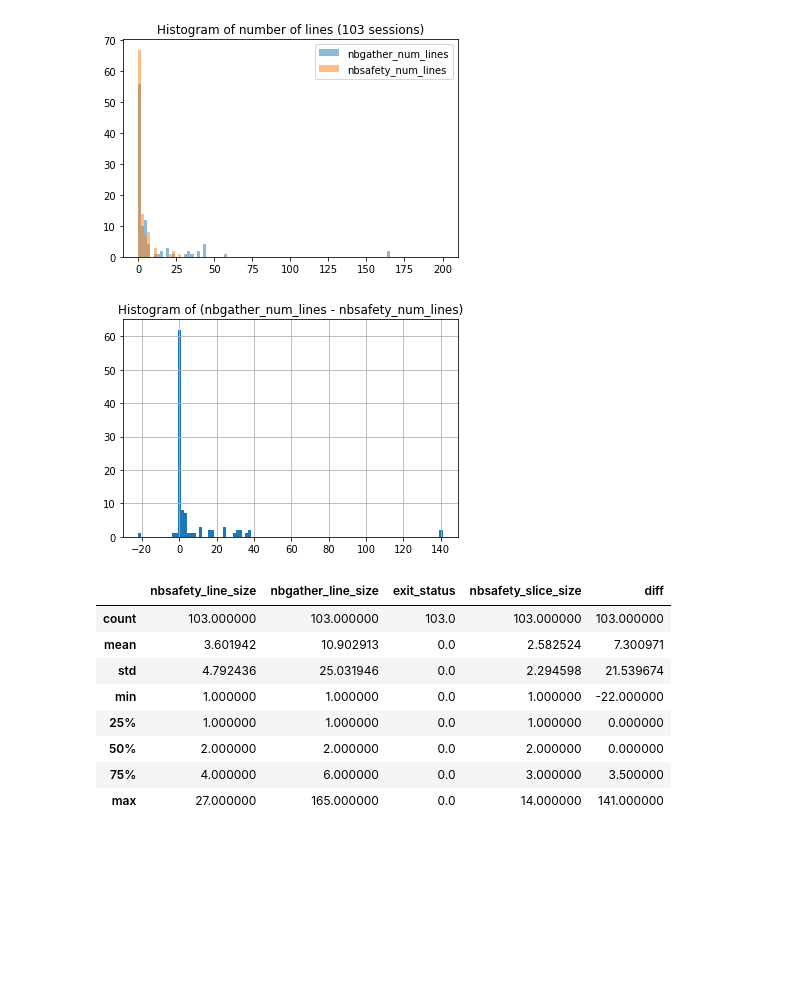
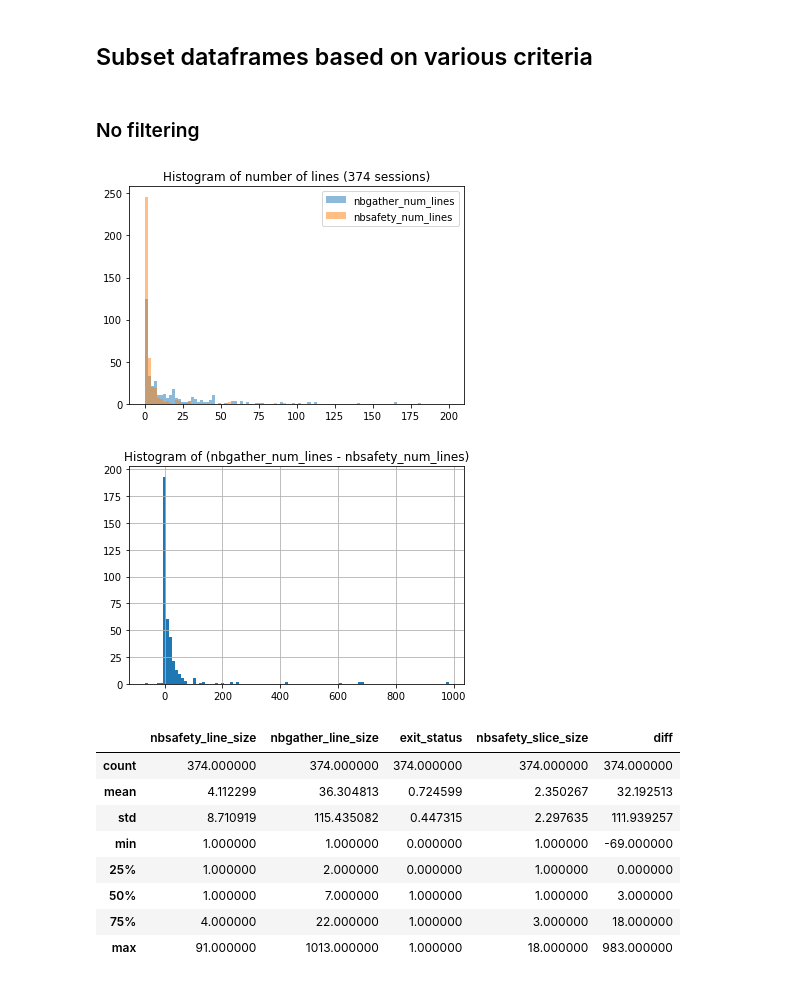
Before and after one commit to shreyashankar/nbsafety-experiments, a Jupyter notebook: notebooks/compare.ipynb, the cells around one changed output. Drawn from its saved outputs; the diff is of its cells as text; code cells hidden in the pictures; blank space fills up the shorter version.

Commit message:
Comparison between nbsafety and nbgather

```diff
--- a/notebooks/compare.ipynb
+++ b/notebooks/compare.ipynb
@@ -37,11 +72,5 @@ nbgather_df = pd.DataFrame({"key": nbgather_processed_trace_sessions.keys(), "nb
 
 nbgather_run_df = pd.DataFrame({"key": nbgather_slice_runs.keys(), "exit_status": nbgather_slice_runs.values()})
 # %%
-df = nbsafety_df.merge(nbgather_df, on=['key'], how='inner').merge(nbgather_run_df, on=['key'], how='inner')
-df[['nbsafety_slice_size', 'nbsafety_line_size', 'nbsafety_reproduced']] = pd.DataFrame(df['nbsafety_line_size'].to_list(), index=df.index)
+full_df = nbsafety_df.merge(nbgather_df, on=['key'], how='inner').merge(nbgather_run_df, on=['key'], how='inner')
+full_df[['nbsafety_slice_size', 'nbsafety_line_size', 'nbsafety_reproduced']] = pd.DataFrame(full_df['nbsafety_line_size'].to_list(), index=full_df.index)
-# %%
-# df = df[df['nbsafety_slice_size'] > 1].reset_index(drop=True)
-
-df = df[df['nbsafety_reproduced'] == True].reset_index(drop=True)
-
-df = df[df['exit_status'] == 0]
@@ -48,28 +95,36 @@ df = df[df['exit_status'] == 0]
+# %% [markdown]
+## Subset dataframes based on various criteria
+# %%
+# Helpers
+
+def plot_num_lines_histogram(df):
+    bins = np.linspace(0, 200, 100)
+    plt.hist(df['nbgather_line_size'], bins=bins, alpha=0.5, label='nbgather_num_lines')
+    plt.hist(df['nbsafety_line_size'], bins=bins, alpha=0.5, label='nbsafety_num_lines')
+    plt.legend()
+    plt.title(f"Histogram of number of lines ({len(df)} sessions)")
+    plt.show()
+
+def plot_line_diff_histogram(df):
+    df['diff'] = df['nbgather_line_size'] - df['nbsafety_line_size']
+    df['diff'].hist(bins=100)
+    plt.title("Histogram of (nbgather_num_lines - nbsafety_num_lines)")
+    plt.show()
+# %% [markdown]
+### No filtering
 # %%
-bins = np.linspace(0, 200, 100)
-plt.hist(df['nbgather_line_size'], bins=bins, alpha=0.5, label='nbgather_num_lines')
-plt.hist(df['nbsafety_line_size'], bins=bins, alpha=0.5, label='nbsafety_num_lines')
-plt.legend()
-plt.title(f"Histogram of number of lines ({len(df)} sessions)")
-plt.show()
+plot_num_lines_histogram(full_df)
+plot_line_diff_histogram(full_df)
+full_df.describe()
 # %% [output]
-[figure, old version]
+[figure, new version]
+[figure, added]
+|  | nbsafety_line_size | nbgather_line_size | exit_status | nbsafety_slice_size | diff |
+| count | 374.000000 | 374.000000 | 374.000000 | 374.000000 | 374.000000 |
+| mean | 4.112299 | 36.304813 | 0.724599 | 2.350267 | 32.192513 |
+| std | 8.710919 | 115.435082 | 0.447315 | 2.297635 | 111.939257 |
+| min | 1.000000 | 1.000000 | 0.000000 | 1.000000 | -69.000000 |
+| 25% | 1.000000 | 2.000000 | 0.000000 | 1.000000 | 0.000000 |
+| 50% | 1.000000 | 7.000000 | 1.000000 | 1.000000 | 3.000000 |
+| 75% | 4.000000 | 22.000000 | 1.000000 | 3.000000 | 18.000000 |
+| max | 91.000000 | 1013.000000 | 1.000000 | 18.000000 | 983.000000 |
-# %%
-df['diff'] = df['nbgather_line_size'] - df['nbsafety_line_size']
-df['diff'].hist(bins=100)
-plt.title("Histogram of (nbgather_num_lines - nbsafety_num_lines)")
-plt.show()
-# %% [output]
-[figure, removed]
-# %%
-df.describe()
-# %% [output]
-|  | nbsafety_line_size | nbgather_line_size | exit_status | nbsafety_slice_size | diff |
-| count | 103.000000 | 103.000000 | 103.0 | 103.000000 | 103.000000 |
-| mean | 3.601942 | 10.902913 | 0.0 | 2.582524 | 7.300971 |
-| std | 4.792436 | 25.031946 | 0.0 | 2.294598 | 21.539674 |
-| min | 1.000000 | 1.000000 | 0.0 | 1.000000 | -22.000000 |
-| 25% | 1.000000 | 1.000000 | 0.0 | 1.000000 | 0.000000 |
-| 50% | 2.000000 | 2.000000 | 0.0 | 2.000000 | 0.000000 |
-| 75% | 4.000000 | 6.000000 | 0.0 | 3.000000 | 3.500000 |
-| max | 27.000000 | 165.000000 | 0.0 | 14.000000 | 141.000000 |
```
Also changed, not shown: parts of 10 cells of this notebook.
